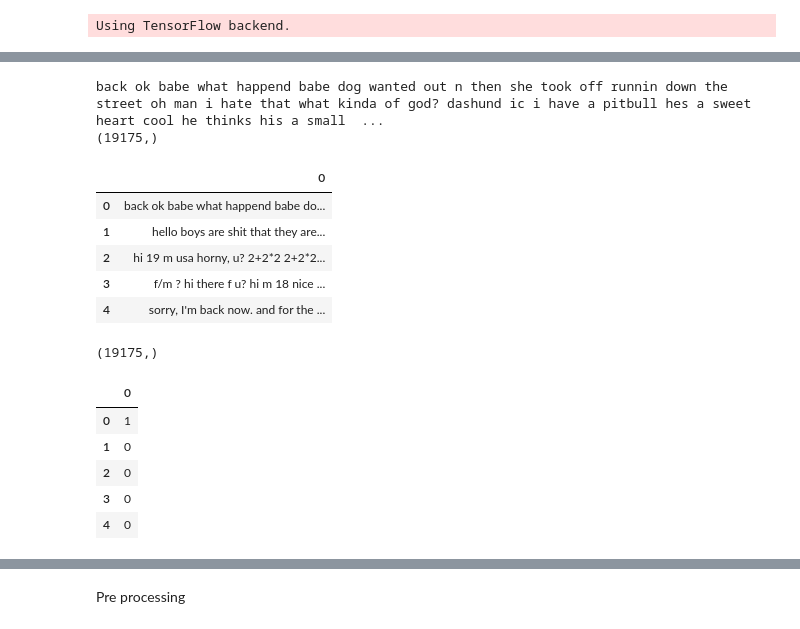
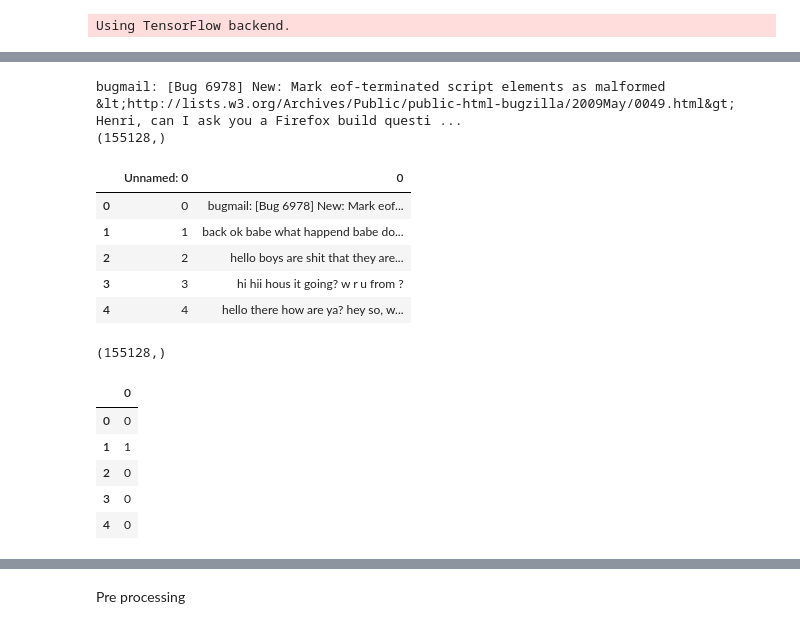
Before and after one commit to danielafe7-usp/Project, a Jupyter notebook: Shuffle data-Book Pre processing.ipynb, the cells around one changed output, grey strips where cells are left out. Cells and saved outputs as stored; diff of their text form; code cells hidden in the pictures.

```diff
--- a/Shuffle data-Book Pre processing.ipynb
+++ b/Shuffle data-Book Pre processing.ipynb
@@ -79,38 +79,38 @@ df.head()
 # %%
 # Predador dataset TEST
 #"""
-#df  = pd.read_csv('OficialData/test_nonFilter.csv',encoding='utf-8',header=0)
-df  = pd.read_csv('OficialData/test.csv',encoding='utf-8',header=0)
+df  = pd.read_csv('OficialData/test_nonFilter.csv',encoding='utf-8',header=0)
+#df  = pd.read_csv('OficialData/test.csv',encoding='utf-8',header=0)
 df["0"].fillna("", inplace=True)
 print(df["0"][0])
 Xss_test = df["0"]
 print(Xss_test.shape)
 df.head()
 #"""
 # %% [output]
-back ok babe what happend babe dog wanted out n then she took off runnin down the street oh man i hate that what kinda of god? dashund ic i have a pitbull hes a sweet heart cool he thinks his a small  ...
-(19175,)
+bugmail: [Bug 6978] New: Mark eof-terminated script elements as malformed &lt;http://lists.w3.org/Archives/Public/public-html-bugzilla/2009May/0049.html&gt; Henri, can I ask you a Firefox build questi ...
+(155128,)
-|  | 0 |
-| 0 | back ok babe what happend babe do... |
-| 1 | hello boys are shit that they are... |
-| 2 | hi 19 m usa horny, u? 2+2*2 2+2*2... |
-| 3 | f/m ? hi there f u? hi m 18 nice ... |
-| 4 | sorry, I'm back now. and for the ... |
+|  | Unnamed: 0 | 0 |
+| 0 | 0 | bugmail: [Bug 6978] New: Mark eof... |
+| 1 | 1 | back ok babe what happend babe do... |
+| 2 | 2 | hello boys are shit that they are... |
+| 3 | 3 | hi hii hous it going? w r u from ? |
+| 4 | 4 | hello there how are ya? hey so, w... |
 # %%
 # Predador Labels Test
 #"""
 df = pd.DataFrame()
-#df  = pd.read_csv('OficialData/test_labels_nonFilter.csv',encoding='utf-8',header=0)
-df  = pd.read_csv('OficialData/test_labels.csv',encoding='utf-8',header=0)
+df  = pd.read_csv('OficialData/test_labels_nonFilter.csv',encoding='utf-8',header=0)
+#df  = pd.read_csv('OficialData/test_labels.csv',encoding='utf-8',header=0)
 Ys_test = df["0"]
 print(Ys_test.shape)
 Ys_test = np.asarray(Ys_test)
 df.head()
 # %% [output]
-(19175,)
+(155128,)
 |  | 0 |
-| 0 | 1 |
-| 1 | 0 |
+| 0 | 0 |
+| 1 | 1 |
 | 2 | 0 |
 | 3 | 0 |
 | 4 | 0 |
```
Also changed, not shown: parts of 44 cells of this notebook.
